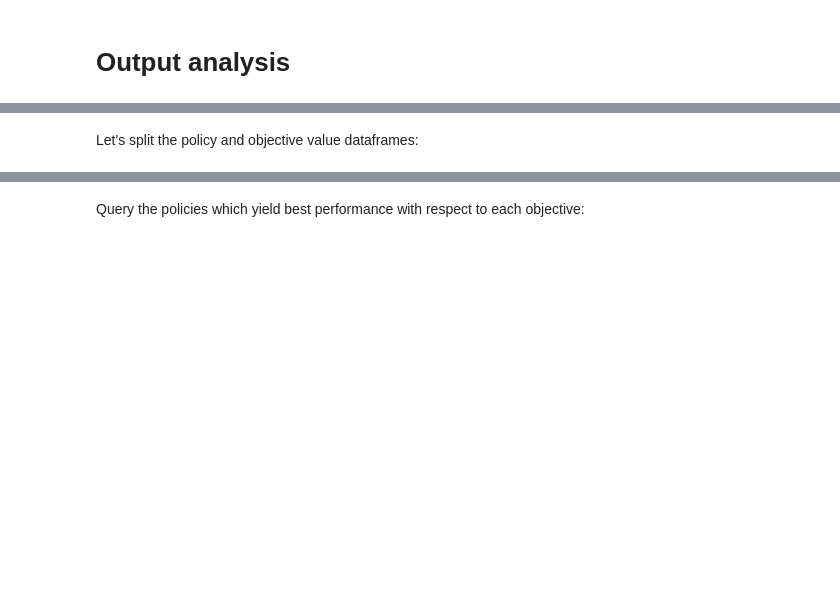
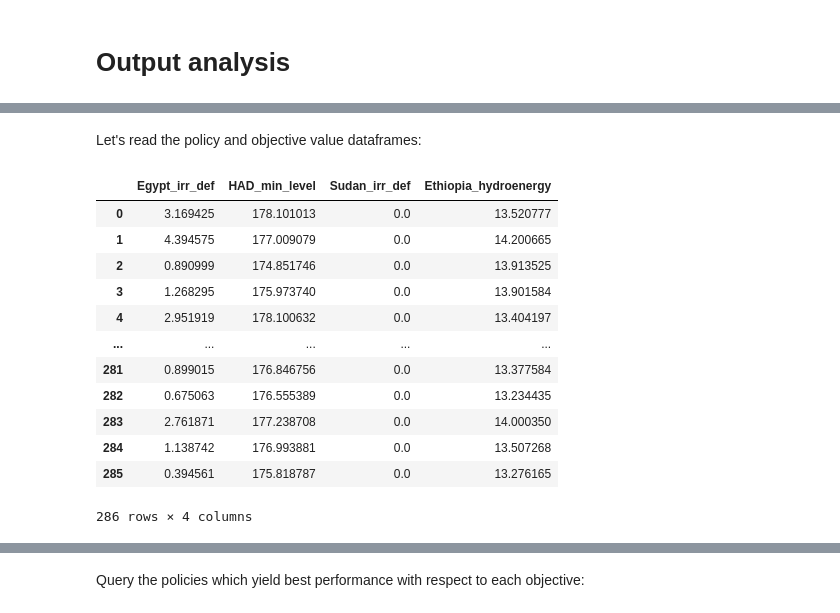
Before and after one commit to ysari97/eastern-nile-optimization, a Jupyter notebook: nile_EMODPS_framework/output_analysis/output_analysis.ipynb, the cells around one changed output, grey strips where cells are left out. Drawn from its saved outputs; the diff is of its cells as text; code cells hidden in the pictures; blank space fills up the shorter version.

```diff
--- a/nile_EMODPS_framework/output_analysis/output_analysis.ipynb
+++ b/nile_EMODPS_framework/output_analysis/output_analysis.ipynb
@@ -68,3 +43,3 @@ opt_results
 # %% [markdown]
-Let's split the policy and objective value dataframes:
+Let's read the policy and objective value dataframes:
 # %%
@@ -72,3 +48,19 @@ policies, objectives = opt_results.iloc[:, :-6], opt_results.iloc[:, -6:]
+# %%
+objectives
+# %% [output]
+|  | Egypt_irr_def | HAD_min_level | Sudan_irr_def | Ethiopia_hydroenergy |
+| 0 | 3.169425 | 178.101013 | 0.0 | 13.520777 |
+| 1 | 4.394575 | 177.009079 | 0.0 | 14.200665 |
+| 2 | 0.890999 | 174.851746 | 0.0 | 13.913525 |
+| 3 | 1.268295 | 175.973740 | 0.0 | 13.901584 |
+| 4 | 2.951919 | 178.100632 | 0.0 | 13.404197 |
+| ... | ... | ... | ... | ... |
+| 281 | 0.899015 | 176.846756 | 0.0 | 13.377584 |
+| 282 | 0.675063 | 176.555389 | 0.0 | 13.234435 |
+| 283 | 2.761871 | 177.238708 | 0.0 | 14.000350 |
+| 284 | 1.138742 | 176.993881 | 0.0 | 13.507268 |
+| 285 | 0.394561 | 175.818787 | 0.0 | 13.276165 |
+286 rows × 4 columns
 # %%
 objectives.describe()
 # %% [output]
```
Also changed, not shown: parts of 22 cells of this notebook, 46 other files.
